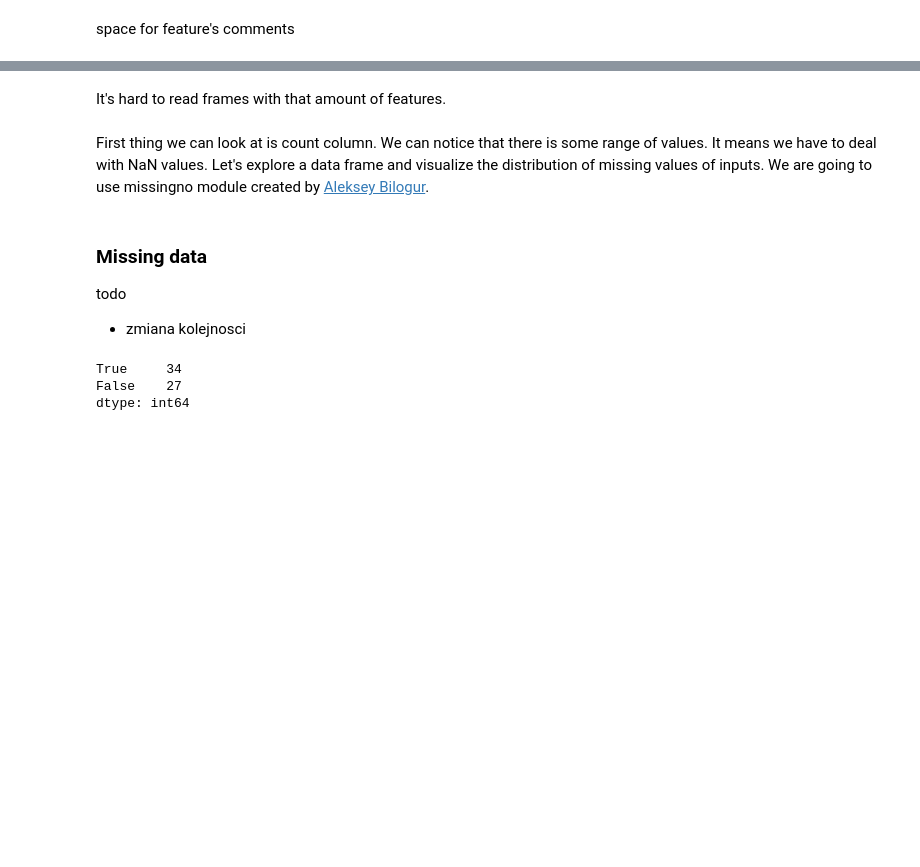
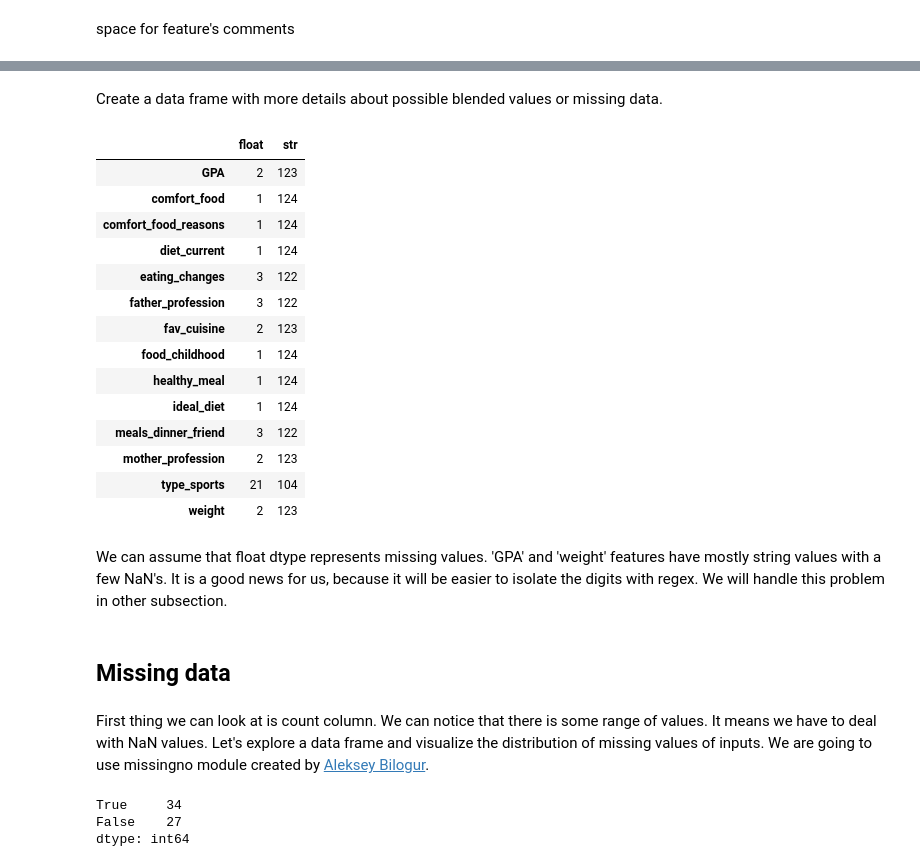
Before and after one commit to rpanasiuk/Machine-learning, a Jupyter notebook: Data_preparation/Food_choice.ipynb, the cells around one changed output, grey strips where cells are left out. Saved outputs shown, nothing was run; the diff lists cells and outputs as text; code cells hidden in the pictures; blank space fills up the shorter version.

Commit message:
Data exploration 12/02

```diff
--- a/Data_preparation/Food_choice.ipynb
+++ b/Data_preparation/Food_choice.ipynb
@@ -99,0 +142,2 @@ df.describe(include='all').T
+# %% [markdown]
+Create a data frame with more details about possible blended values or missing data.
@@ -100,12 +163,30 @@ df.describe(include='all').T
+# %%
+# Create transposed data frame with dtypes counter for each object feature
+df_object = pd.DataFrame.from_dict(types).T
+# Fill missing data with zeros
+df_object.fillna(value=0)
+# %% [output]
+|  | float | str |
+| GPA | 2 | 123 |
+| comfort_food | 1 | 124 |
+| comfort_food_reasons | 1 | 124 |
+| diet_current | 1 | 124 |
+| eating_changes | 3 | 122 |
+| father_profession | 3 | 122 |
+| fav_cuisine | 2 | 123 |
+| food_childhood | 1 | 124 |
+| healthy_meal | 1 | 124 |
+| ideal_diet | 1 | 124 |
+| meals_dinner_friend | 3 | 122 |
+| mother_profession | 2 | 123 |
+| type_sports | 21 | 104 |
+| weight | 2 | 123 |
+# %% [markdown]
+We can assume that float dtype represents missing values. 'GPA' and 'weight' features have mostly string values with a few NaN's. It is a good news for us, because it will be easier to isolate the digits with regex. We will handle this problem in other subsection.
+# %% [markdown]
+## Missing data
 # %% [markdown]
-It's hard to read frames with that amount of features.<br>
-<br>
 First thing we can look at is count column. We can notice that there is some range of values. It means we have to deal with NaN values. Let's explore a data frame and visualize the distribution of missing values of inputs. We are going to use missingno module created by [Aleksey Bilogur](https://github.com/ResidentMario/missingno).
-# %% [markdown]
-### Missing data
-
-todo
-- zmiana kolejnosci
 # %%
 # Check how many features have missing data
 df.isnull().any().value_counts()
```
Also changed, not shown: parts of 32 cells of this notebook.
